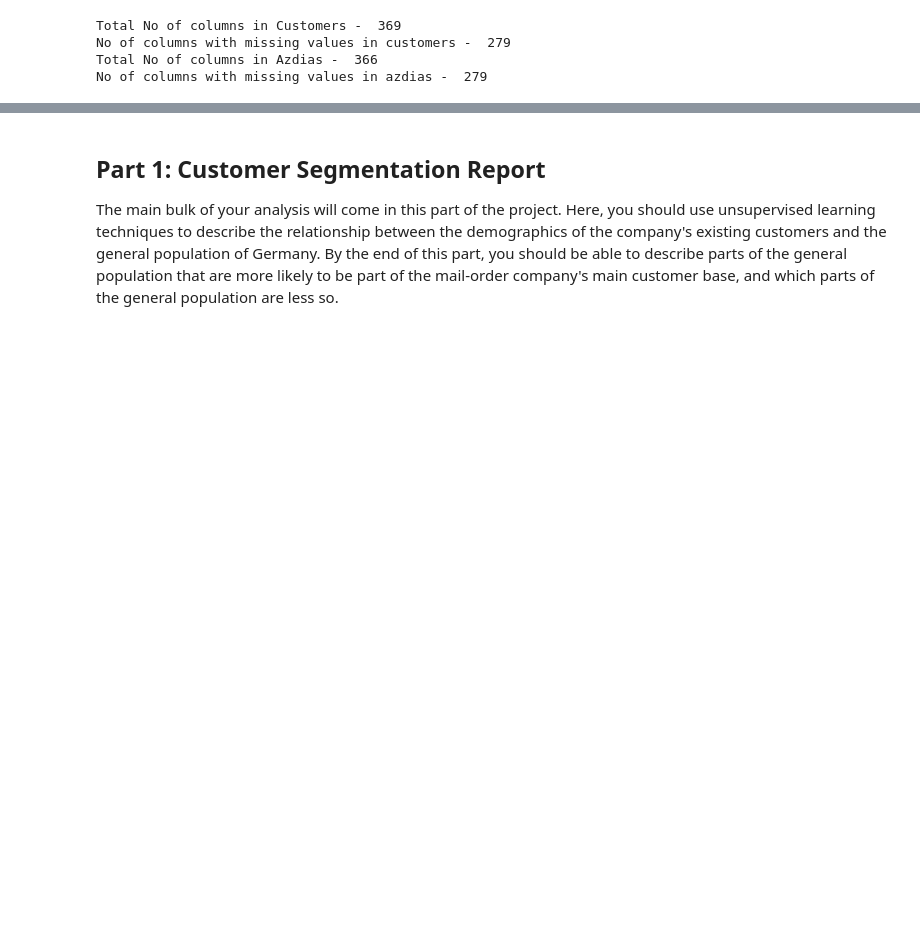
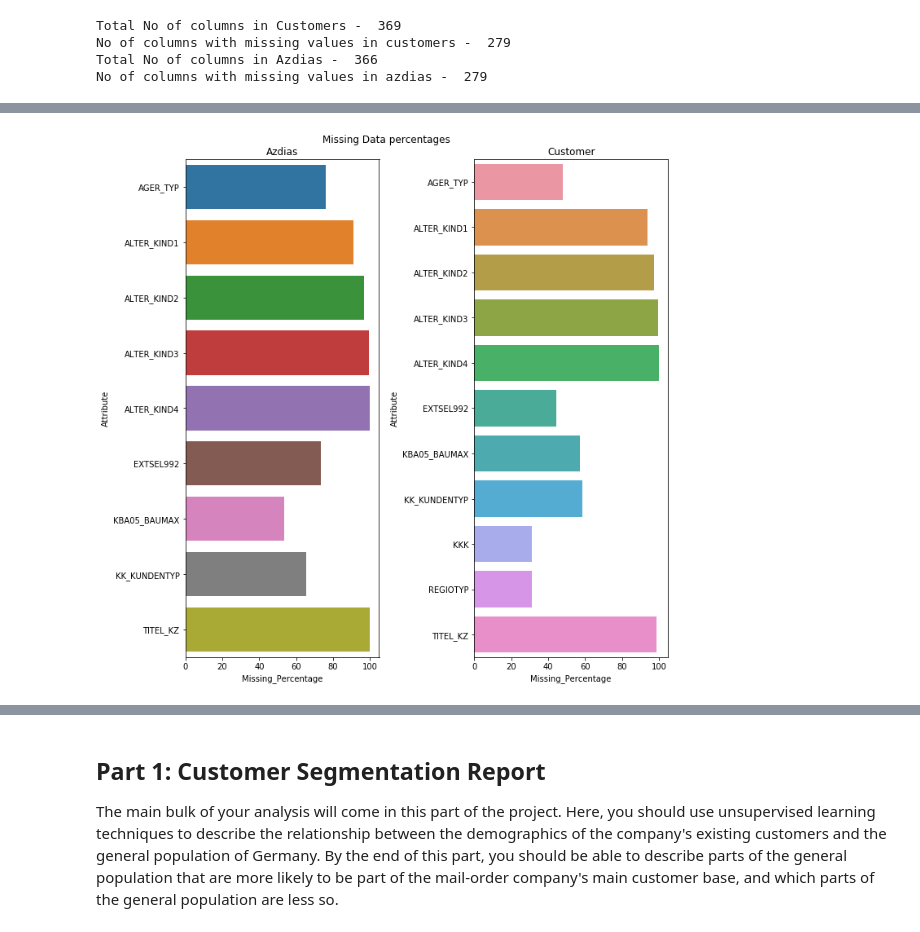
Before and after one commit to pranaymodukuru/Bertelsmann-Arvato-customer-segmentation, a Jupyter notebook: Arvato Project Workbook.ipynb, the cells around one changed output, grey strips where cells are left out. Cells and saved outputs as stored; diff of their text form; code cells hidden in the pictures; blank space fills up the shorter version.

```diff
--- a/Arvato Project Workbook.ipynb
+++ b/Arvato Project Workbook.ipynb
@@ -558,0 +597,4 @@ No of columns with missing values in azdias -  279
+# %%
+plot_percentage_missing(azdias_missing_report, customer_missing_report, percentage=30, figsize=(10, 10))
+# %% [output]
+[figure, added]
```
Also changed, not shown: parts of 24 cells of this notebook.
